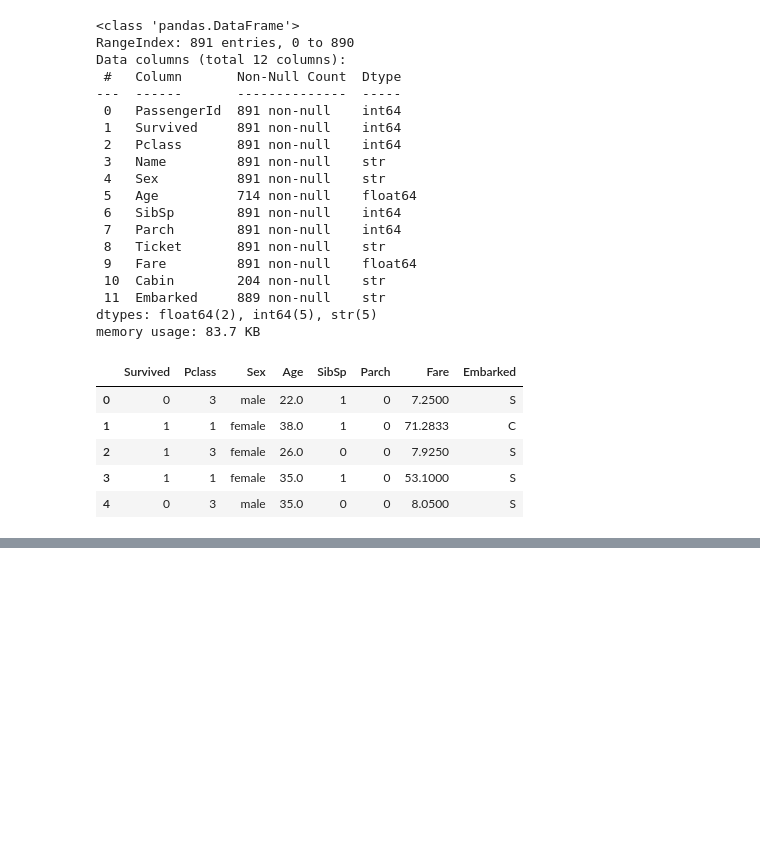
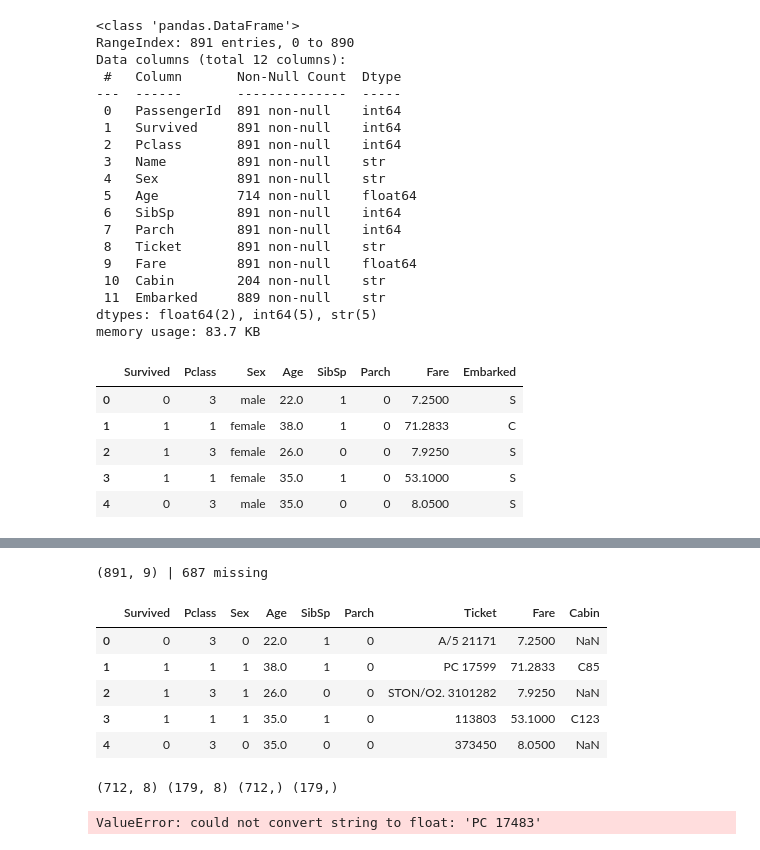
Before and after one commit to Aareevs/Vedam-Dev, a Jupyter notebook: Vedam Semester 3/Python(ML) Sem 3/Lec10_ML_Intro_To_ML.ipynb, the cells around one changed output, grey strips where cells are left out. Cells and saved outputs as stored; diff of their text form; code cells hidden in the pictures; blank space fills up the shorter version.

```diff
--- a/Vedam Semester 3/Python(ML) Sem 3/Lec10_ML_Intro_To_ML.ipynb
+++ b/Vedam Semester 3/Python(ML) Sem 3/Lec10_ML_Intro_To_ML.ipynb
@@ -84,0 +242,3 @@ df.head()
+# %%
+df = pd.read_csv('/Users/aareev/VS-Code/Vedam/Vedam Semester 3/Python(ML) Sem 3/Data/Titanic-Dataset.csv')
+df.info()
@@ -84,0 +265,33 @@ df.head()
+# %%
+df = df.drop(columns=['Name', 'PassengerId', 'Embarked'])
+df['Age'] = df['Age'].fillna(df['Age'].median())
+df['Sex'] = df['Sex'].map({'male': 0, 'female': 1})
+print(df.shape, "|", df.isna().sum().sum(), "missing")
+df.head()
+# %% [output]
+(891, 9) | 687 missing
+|  | Survived | Pclass | Sex | Age | SibSp | Parch | Ticket | Fare | Cabin |
+| 0 | 0 | 3 | 0 | 22.0 | 1 | 0 | A/5 21171 | 7.2500 | NaN |
+| 1 | 1 | 1 | 1 | 38.0 | 1 | 0 | PC 17599 | 71.2833 | C85 |
+| 2 | 1 | 3 | 1 | 26.0 | 0 | 0 | STON/O2. 3101282 | 7.9250 | NaN |
+| 3 | 1 | 1 | 1 | 35.0 | 1 | 0 | 113803 | 53.1000 | C123 |
+| 4 | 0 | 3 | 0 | 35.0 | 0 | 0 | 373450 | 8.0500 | NaN |
+# %%
+x = df.drop(columns='Survived')
+y = df['Survived']
+from sklearn.model_selection import train_test_split
+X_train, X_test, y_train, y_test = train_test_split(x, y, test_size=0.2, random_state=42, stratify=y)
+print(X_train.shape, X_test.shape, y_train.shape, y_test.shape)
+# %% [output]
+(712, 8) (179, 8) (712,) (179,)
+# %%
+from sklearn.linear_model import LogisticRegression
+
+model = LogisticRegression()
+model.fit(X_train, y_train)
+
+y_pred = model.predict(X_test)
+
+print(y_pred[:15])
+# %% [output]
+ValueError: could not convert string to float: 'PC 17483'
```
Also changed, not shown: parts of 19 cells of this notebook, 31 other files.
